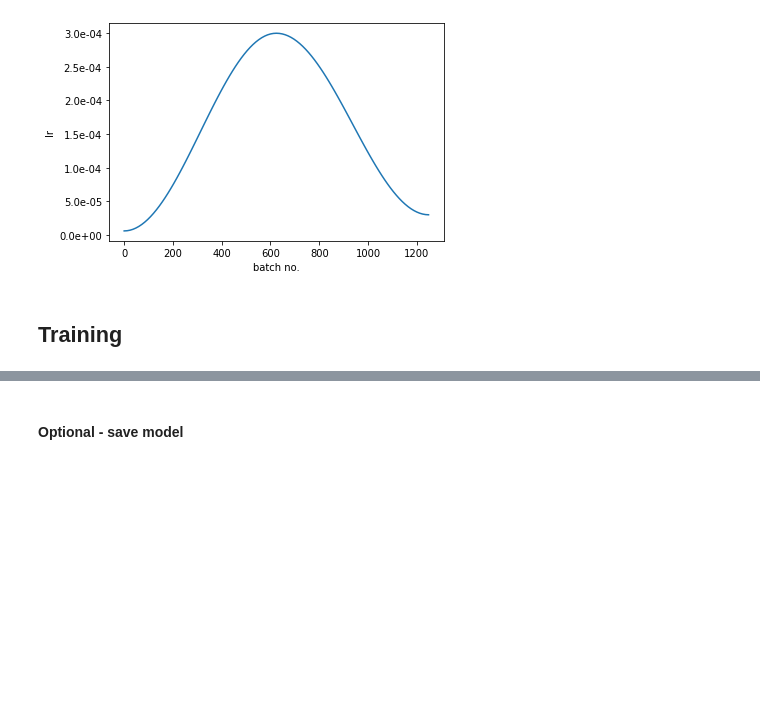
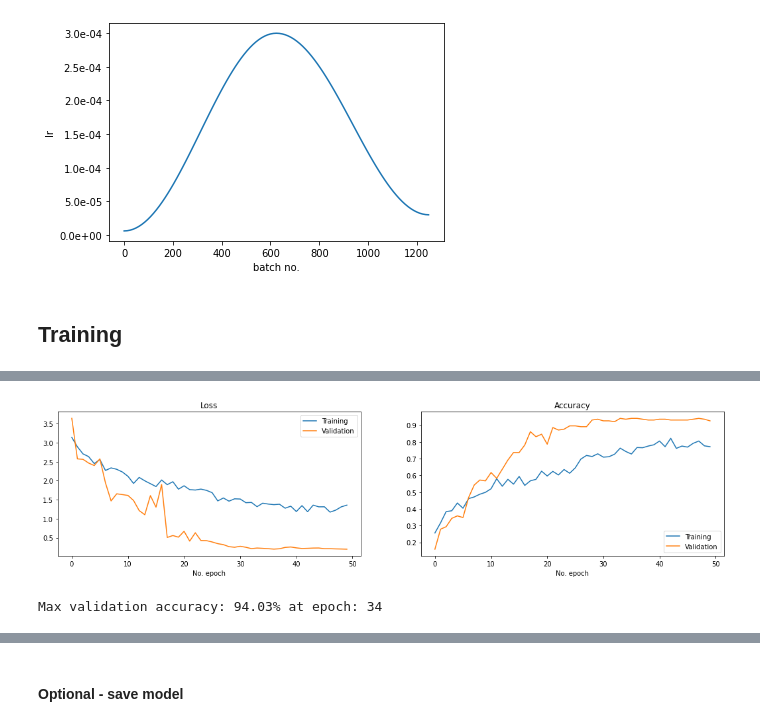
Before and after one commit to nigel-croft-bluefruit/AI-Open-Session, a Jupyter notebook: 02-Tensorflow-Audio-ESC-25.ipynb, the cells around one changed output, grey strips where cells are left out. Drawn from its saved outputs; the diff is of its cells as text; code cells hidden in the pictures; blank space fills up the shorter version.

```diff
--- a/02-Tensorflow-Audio-ESC-25.ipynb
+++ b/02-Tensorflow-Audio-ESC-25.ipynb
@@ -237,5 +225,5 @@ show_spectro(spectros[0])
 # %%
-model.fit(augmented_train, epochs=num_epochs, \
+hist = model.fit(augmented_train, epochs=num_epochs, \
           validation_data=(validate_x, validate_y), verbose=1)
 # %% [output]
 Epoch 1/50
@@ -258,0 +246,6 @@ Epoch 50/50
+# %%
+plot_hist(hist)
+print(f"Max validation accuracy: {np.amax(hist.history['val_accuracy'])*100:0.2f}% at epoch: {np.argmax(hist.history['val_accuracy'])+1}")
+# %% [output]
+[figure, added]
+Max validation accuracy: 94.03% at epoch: 34
```
Also changed, not shown: parts of 14 cells of this notebook.
